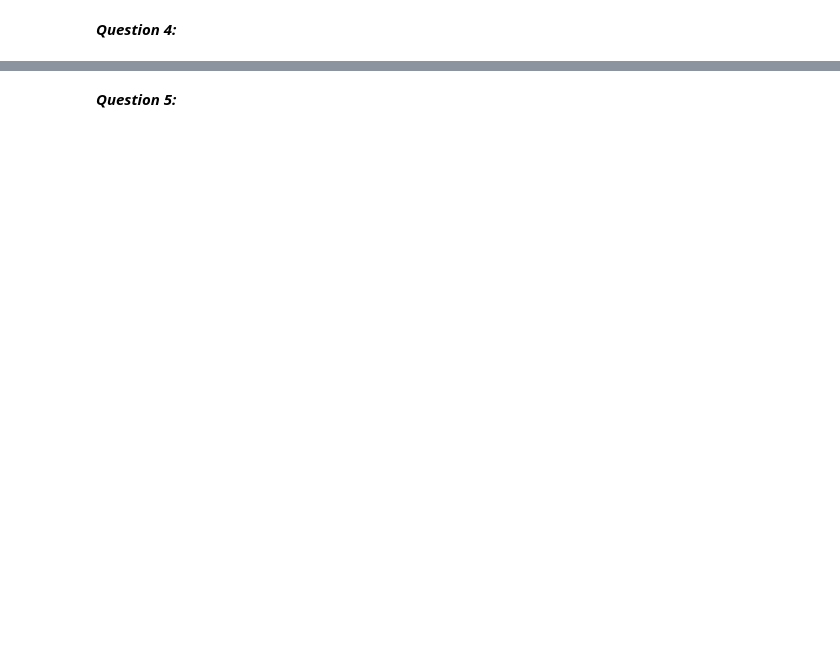
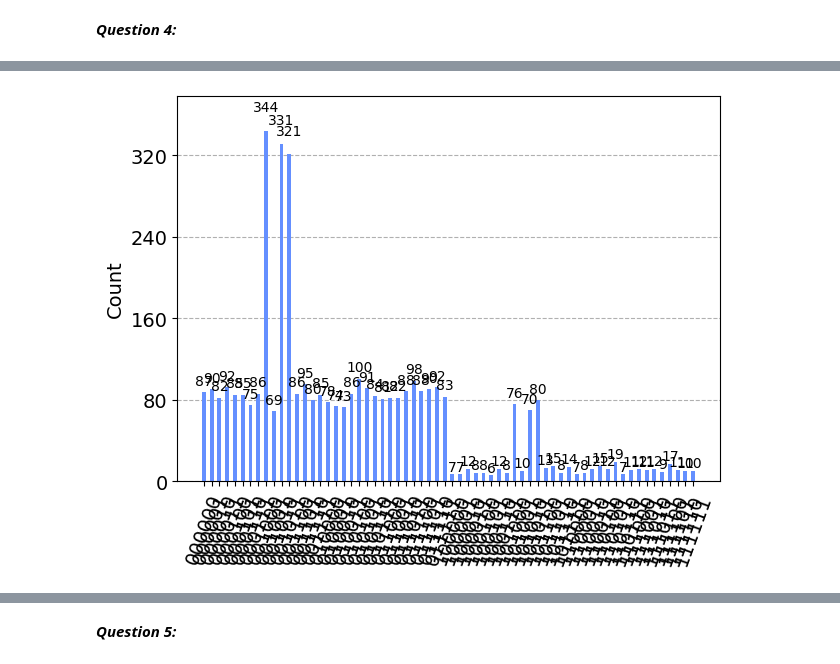
Before and after one commit to justadude12/QCProj2024, a Jupyter notebook: proj.ipynb, the cells around one changed output, grey strips where cells are left out. Saved outputs shown, nothing was run; the diff lists cells and outputs as text; code cells hidden in the pictures; blank space fills up the shorter version.

```diff
--- a/proj.ipynb
+++ b/proj.ipynb
@@ -217,0 +309,4 @@ We are seeking for a circuite that translates (1 - |0...0><0...0|)|q1>...|qn> wi
+# %%
+plot_histogram(counts[3])
+# %% [output]
+[figure, added]
```
Also changed, not shown: parts of 20 cells of this notebook, 1 other file.
